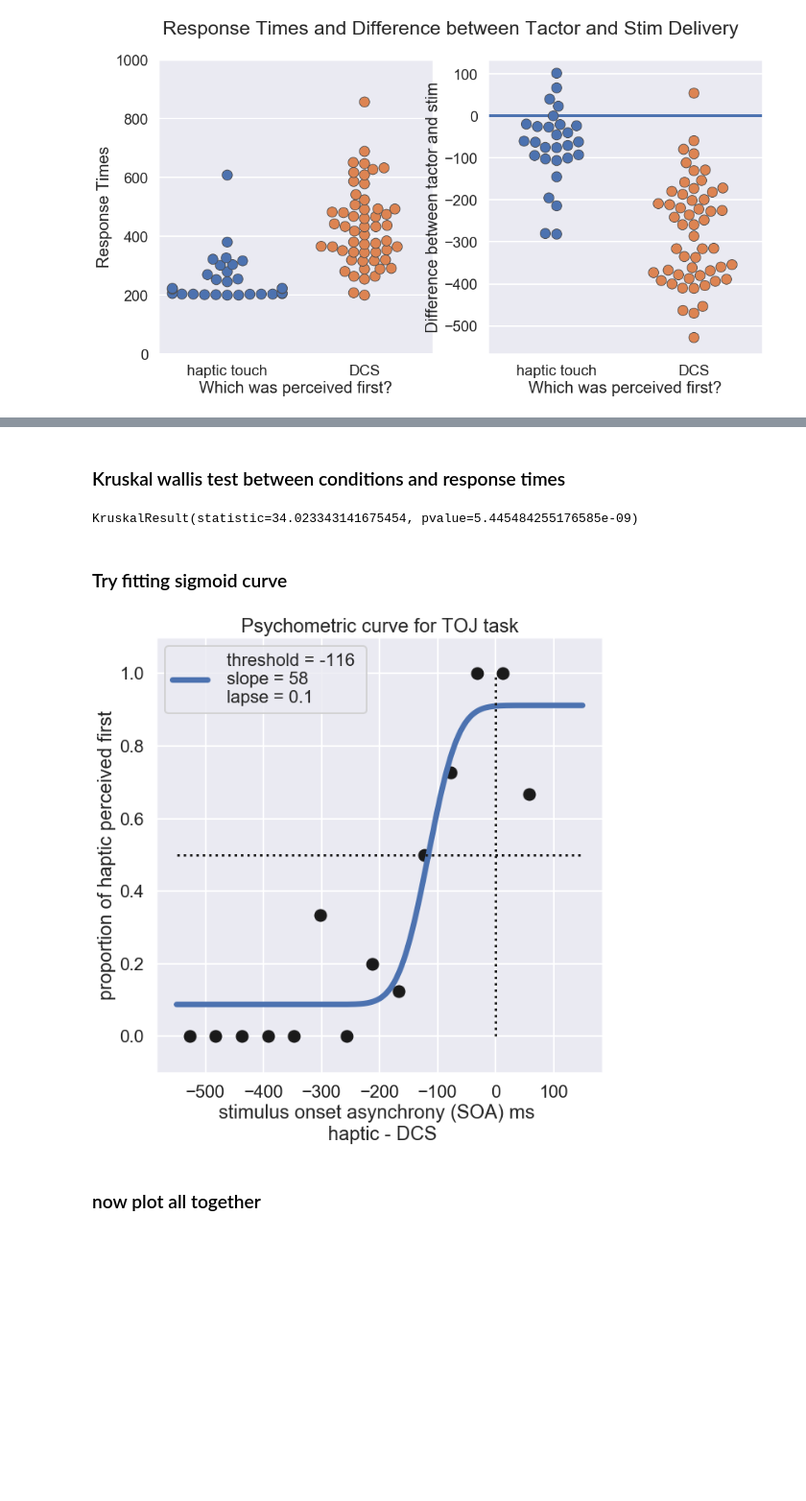
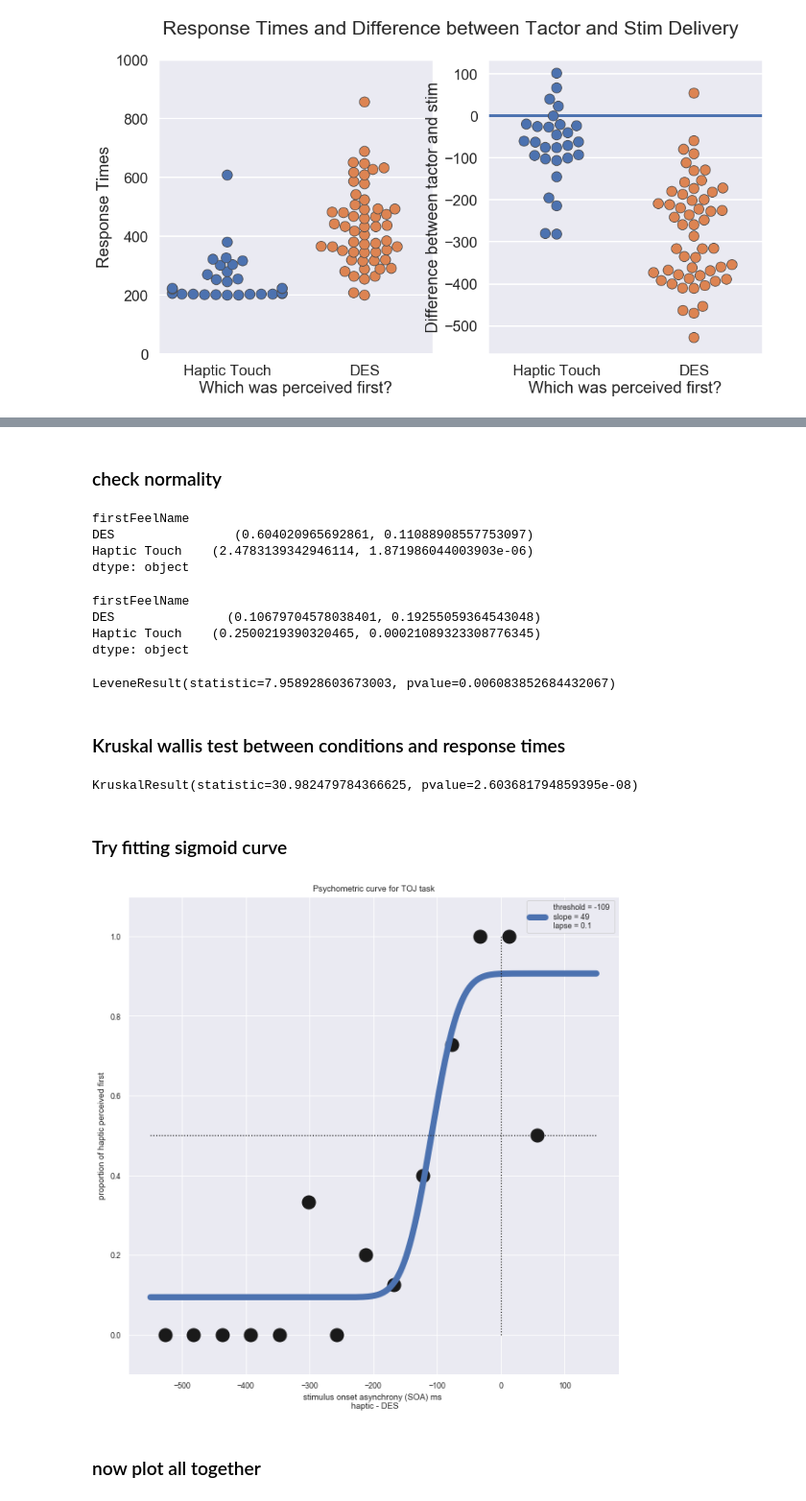
Before and after one commit to davidjuliancaldwell/StimulationResponseTimingPython, a Jupyter notebook: 3ada8b_tempOrderJudge.ipynb, the cells around one changed output, grey strips where cells are left out. Shown at 96% size. Cells and saved outputs as stored; diff of their text form; code cells hidden in the pictures; blank space fills up the shorter version.

```diff
--- a/3ada8b_tempOrderJudge.ipynb
+++ b/3ada8b_tempOrderJudge.ipynb
@@ -9,7 +9,7 @@ import matplotlib.pyplot as plt
 import seaborn as sns
 sns.set(style="whitegrid", color_codes=True)
 
-saveFig = 0
+saveFig = 1
 %matplotlib inline
 # %%
 #####################
@@ -40,7 +40,7 @@ whichPerceived = TOJmat['whichPerceived']
 t = TOJmat['t']
 epochedTactor = TOJmat['epochedTactor']
 
-map_dict = {0: "haptic touch",1: "DCS"}
+map_dict = {0: "Haptic Touch",1: "DES"}
 
 data = pd.DataFrame({'responseTimes (ms)':1e3*responseTimes,
                      'tactorStimDiff (ms)':-1e3*tactorStimDiff,
@@ -133,12 +133,39 @@ dfGroup[['tactorStimDiff (ms)','responseTimes (ms)']]
+# %% [markdown]
+### check normality
+# %%
+data = data.dropna()
+
+groupedData = data.groupby(['firstFeelName'])
+
+groupedData.apply(lambda x: scipy.stats.anderson((x['responseTimes (ms)']),dist='norm'))
+
+import statsmodels.api as sm
+groupedData.apply(lambda x: sm.stats.diagnostic.normal_ad((x['responseTimes (ms)'])))
+# %% [output]
+firstFeelName
+DES                (0.604020965692861, 0.11088908557753097)
+Haptic Touch    (2.4783139342946114, 1.871986044003903e-06)
+dtype: object
+# %%
+groupedData.apply(lambda x: sm.stats.diagnostic.kstest_normal(x['responseTimes (ms)'], dist='norm', pvalmethod='approx'))
+# %% [output]
+firstFeelName
+DES               (0.10679704578038401, 0.19255059364543048)
+Haptic Touch    (0.2500219390320465, 0.00021089323308776345)
+dtype: object
+# %%
+scipy.stats.levene(data['responseTimes (ms)'][data.firstFeelName=='DES'],data['responseTimes (ms)'][data.firstFeelName=='Haptic Touch'])
+# %% [output]
+LeveneResult(statistic=7.958928603673003, pvalue=0.006083852684432067)
 # %% [markdown]
 ### Kruskal wallis test between conditions and response times
 # %%
 #sub1_tact = dataCleaned[experiment["tactor"]][Subject["1"]]
-stim = data[(data.firstFeelName =='DCS')]['responseTimes (ms)'].dropna()
-tactor = data[(data.firstFeelName =='haptic touch')]['responseTimes (ms)'].dropna()
+stim = data[(data.firstFeelName =='DES')]['responseTimes (ms)'].dropna()
+tactor = data[(data.firstFeelName =='Haptic Touch')]['responseTimes (ms)'].dropna()
 scipy.stats.kruskal(stim,tactor)
 # %% [output]
-KruskalResult(statistic=34.023343141675454, pvalue=5.445484255176585e-09)
+KruskalResult(statistic=30.982479784366625, pvalue=2.603681794859395e-08)
 # %% [markdown]
 ### Try fitting sigmoid curve
 # %%
@@ -148,8 +175,8 @@ import psychofit
 import pandas as pd
 # %%
 rangeBins = np.arange(-550,100,45)
-histDCS,edges = np.histogram(data.tactStimDiff[data.firstFeelName=='DCS'],rangeBins)
-histTact,edges = np.histogram(data.tactStimDiff[data.firstFeelName!='DCS'],rangeBins)
+histDCS,edges = np.histogram(data.tactStimDiff[data.firstFeelName=='DES'],rangeBins)
+histTact,edges = np.histogram(data.tactStimDiff[data.firstFeelName!='DES'],rangeBins)
 edgeMid = edges[:-1] + (edges[1:] - edges[:-1]) / 2
 
 #edgeMid = np.arange(-50,50,10)
@@ -167,32 +194,31 @@ ratio = (histTact)/(histDCS+histTact)
 # %%
 cc = edgeMid # contrasts
 nn = histTact+histDCS # number of trials at each contrast
 #ntrials = 40
 #nn = ntrials*np.ones((np.shape(ratio)))
 pp = ratio # proportion "rightward"
 pars, L = psychofit.mle_fit_psycho(np.vstack((cc,nn,pp)),'erf_psycho',
                                    np.array([-100, 10., 0.5]), np.array([-200., 0.1, 0.]), np.array([20., 500., 1]), 50)
 
 plt.figure(figsize=(10,10))
 plt.plot(cc, pp, 'ko', mfc='k',markersize=15)
 plt.plot(np.arange(-550,150,0.1), psychofit.erf_psycho(pars,np.arange(-550,150,0.1)), '-b',linewidth=7,label=' threshold = {:2.0f} \n slope = {:2.0f} \n lapse = {:.01f}'.format(*pars))
 plt.legend()
 #plt.xlim([-100,100])
 plt.ylim([-0.1,1.1])
 plt.plot((0,0),(0,1),'k:')
 plt.plot((-550, 150),(.5, .5),'k:')
 
-plt.xlabel('stimulus onset asynchrony (SOA) ms \n haptic - DCS')
+plt.xlabel('stimulus onset asynchrony (SOA) ms \n haptic - DES')
 plt.ylabel('proportion of haptic perceived first')
 plt.title('Psychometric curve for TOJ task')
 sns.set_context("poster")
-saveFig = 1
 if saveFig:
     plt.savefig('TOJ_3ada8b_fit.png',dpi=600)
     plt.savefig('TOJ_3ada8b_fit.svg')
     plt.savefig('TOJ_3ada8b_fit.eps')
 # %% [output]
-[figure, old version]
+[figure, new version]
 # %% [markdown]
 ### now plot all together
 # %%
```
Also changed, not shown: parts of 5 cells of this notebook, 3 other files.
